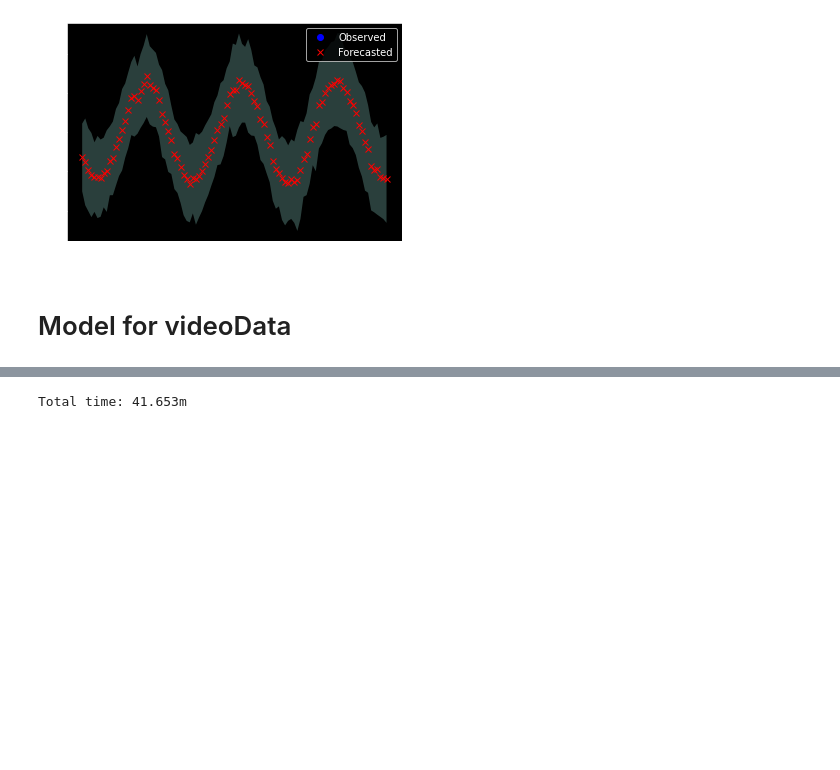
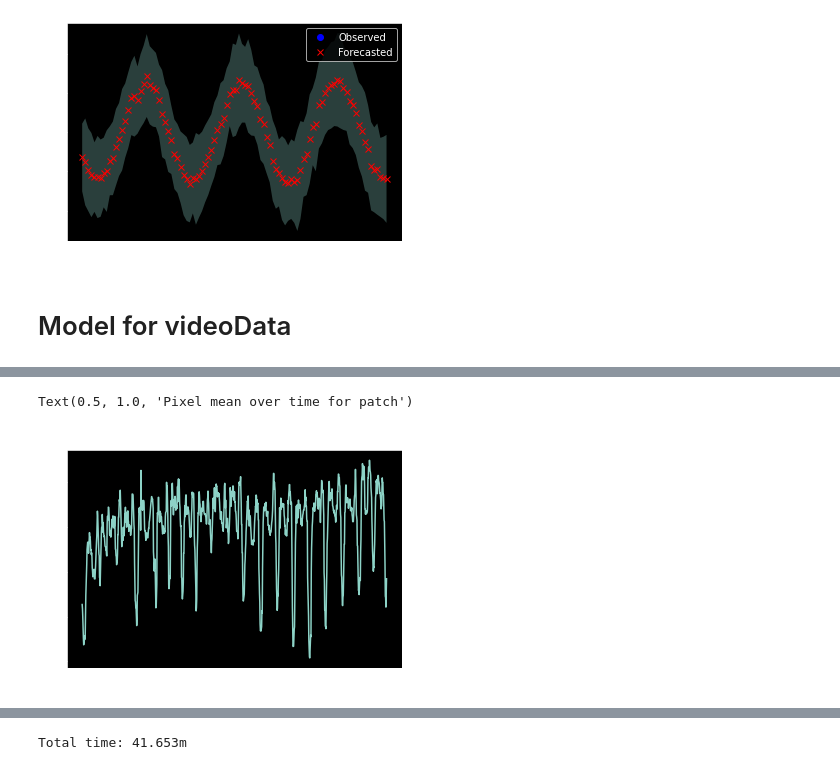
Before and after one commit to markusOlsen1/ModelBasedProject, a Jupyter notebook: main.ipynb, the cells around one changed output, grey strips where cells are left out. Saved outputs shown, nothing was run; the diff lists cells and outputs as text; code cells hidden in the pictures; blank space fills up the shorter version.

Commit message:
started data_analysis

```diff
--- a/main.ipynb
+++ b/main.ipynb
@@ -196 +211,8 @@ plt.show()
+# %%
+plt.figure()
+plt.plot(data_input.mean(axis=1))
+plt.title("Pixel mean over time for patch")
+# %% [output]
+Text(0.5, 1.0, 'Pixel mean over time for patch')
+[figure, added]
 # %%
```
Also changed, not shown: parts of 5 cells of this notebook.
